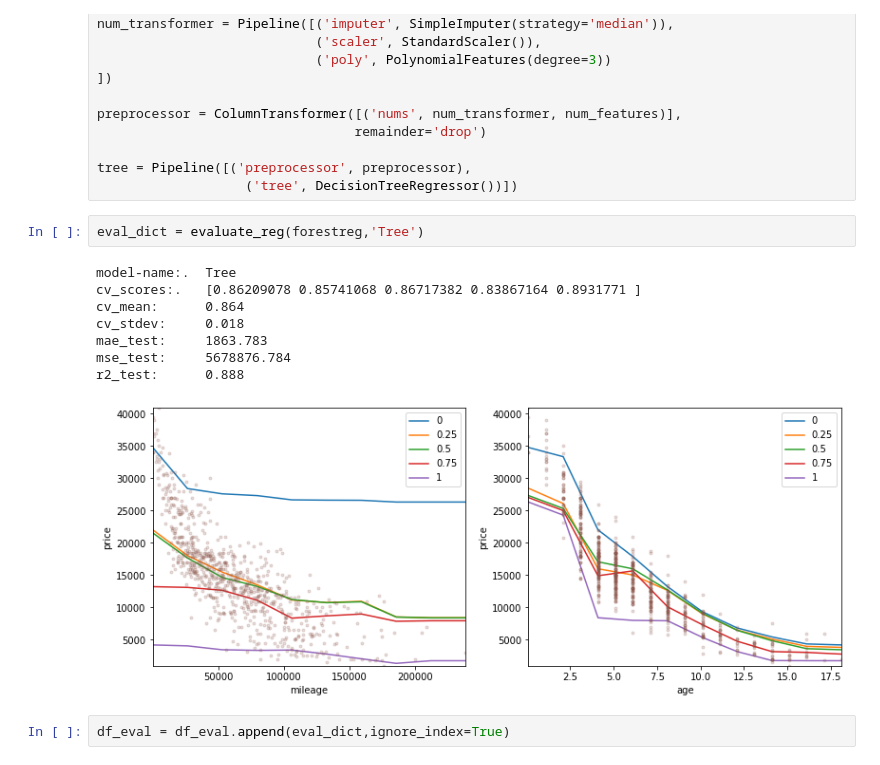
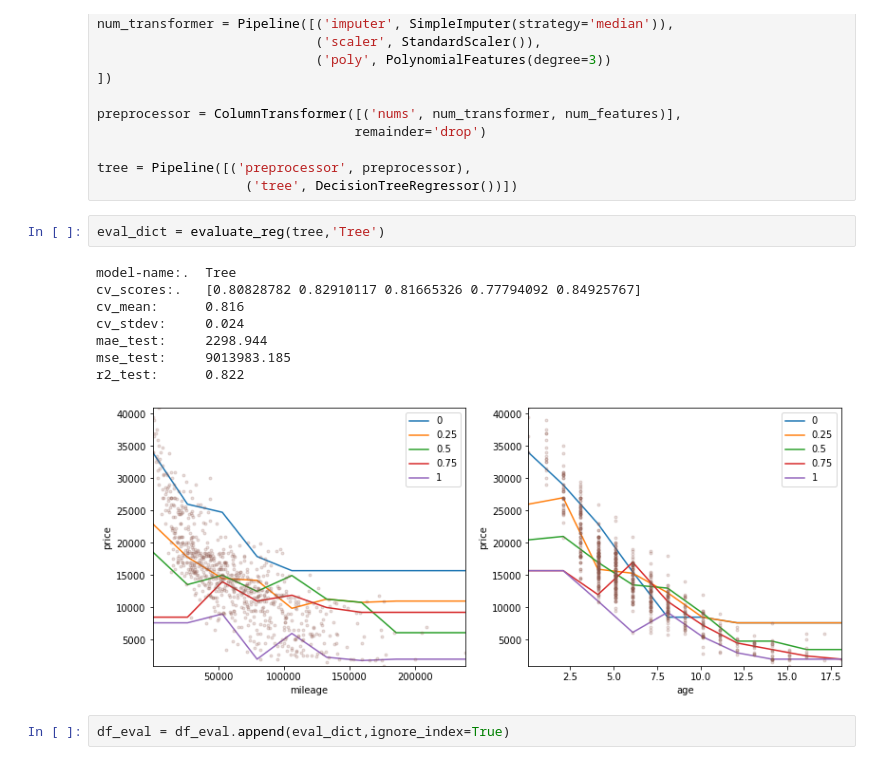
Before and after one commit to adin786/autotrader-analysis, a Jupyter notebook: autotrader_analysis.ipynb, the cells around one changed output. Saved outputs shown, nothing was run; the diff lists cells and outputs as text.

```diff
--- a/autotrader_analysis.ipynb
+++ b/autotrader_analysis.ipynb
@@ -1094,16 +1101,16 @@ preprocessor = ColumnTransformer([('nums', num_transformer, num_features)],
 tree = Pipeline([('preprocessor', preprocessor),
                    ('tree', DecisionTreeRegressor())])
 # %%
-eval_dict = evaluate_reg(forestreg,'Tree')
+eval_dict = evaluate_reg(tree,'Tree')
 # %% [output]
 model-name:.  Tree
-cv_scores:.   [0.86209078 0.85741068 0.86717382 0.83867164 0.8931771 ]
-cv_mean:      0.864
-cv_stdev:     0.018
-mae_test:     1863.783
-mse_test:     5678876.784
-r2_test:      0.888
+cv_scores:.   [0.80828782 0.82910117 0.81665326 0.77794092 0.84925767]
+cv_mean:      0.816
+cv_stdev:     0.024
+mae_test:     2298.944
+mse_test:     9013983.185
+r2_test:      0.822
-[figure, old version]
+[figure, new version]
 # %%
 df_eval = df_eval.append(eval_dict,ignore_index=True)
 # %% [markdown]
```
Also changed, not shown: parts of 34 cells of this notebook.
